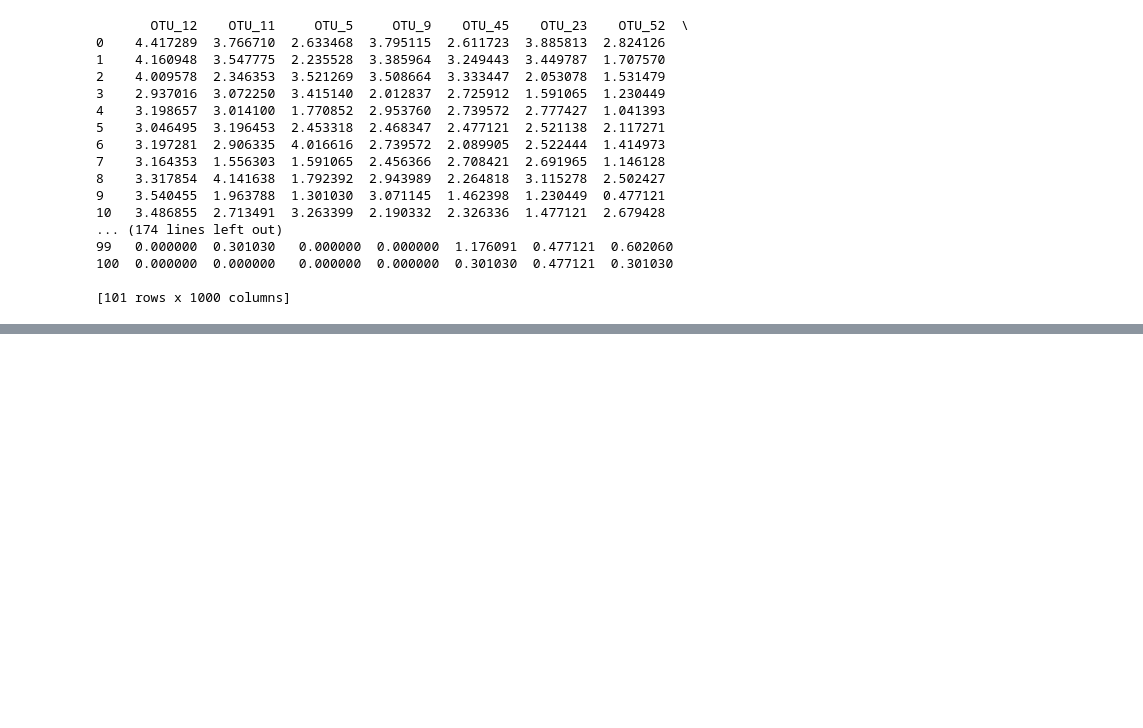
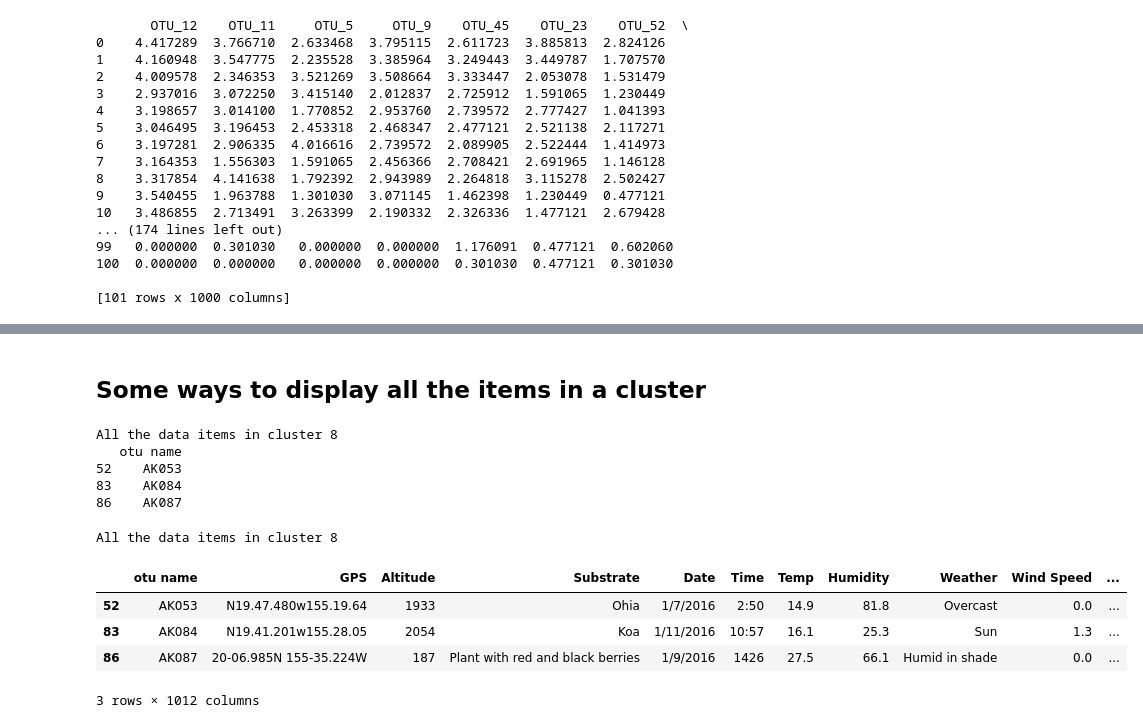
Before and after one commit to azenk1/CIS4115_Unit12_Clustering_Microbiome_Data, a Jupyter notebook: K-Means Clustering of microbiome locations.ipynb, the cells around one changed output, grey strips where cells are left out. Drawn from its saved outputs; the diff is of its cells as text; code cells hidden in the pictures; blank space fills up the shorter version.

```diff
--- a/K-Means Clustering of microbiome locations.ipynb
+++ b/K-Means Clustering of microbiome locations.ipynb
@@ -111 +113,23 @@ Name: category, dtype: int64
+# %% [markdown]
+## Some ways to display all the items in a cluster
+# %%
+print ("All the data items in cluster 8")
+cluster8 = dataframe.loc[dataframe['cluster'] == 8]
+print (cluster8.iloc[:,0:1])
+# %% [output]
+All the data items in cluster 8
+   otu name
+52    AK053
+83    AK084
+86    AK087
+# %%
+print ("All the data items in cluster 8")
+dataframe.loc[dataframe['cluster'] == 8]
+# %% [output]
+All the data items in cluster 8
+|  | otu name | GPS | Altitude | Substrate | Date | Time | Temp | Humidity | Weather | Wind Speed | ... |
+| 52 | AK053 | N19.47.480w155.19.64 | 1933 | Ohia | 1/7/2016 | 2:50 | 14.9 | 81.8 | Overcast | 0.0 | ... |
+| 83 | AK084 | N19.41.201w155.28.05 | 2054 | Koa | 1/11/2016 | 10:57 | 16.1 | 25.3 | Sun | 1.3 | ... |
+| 86 | AK087 | 20-06.985N 155-35.224W | 187 | Plant with red and black berries | 1/9/2016 | 1426 | 27.5 | 66.1 | Humid in shade | 0.0 | ... |
+3 rows × 1012 columns
 # %%
```
Also changed, not shown: parts of 15 cells of this notebook, 1 other file.
